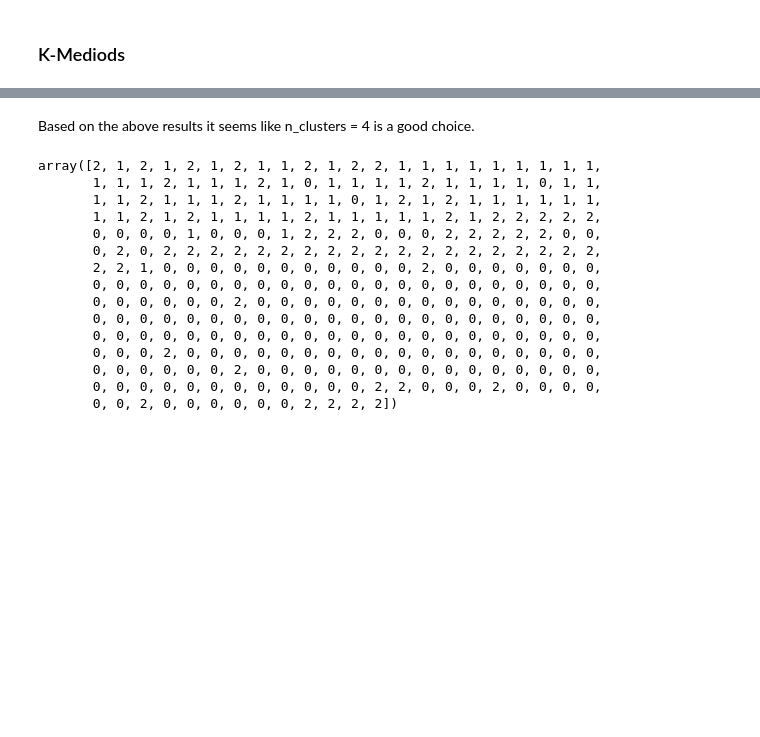
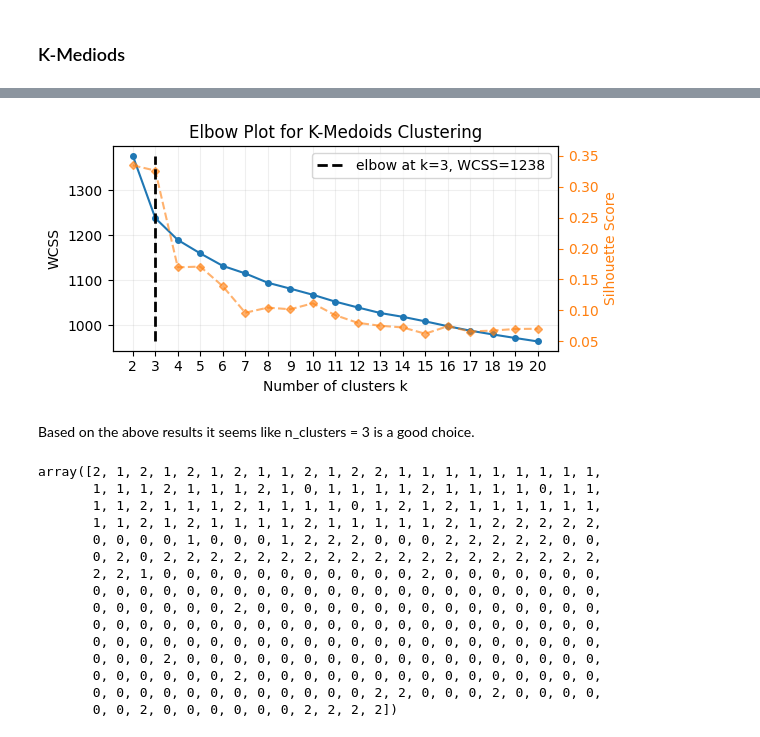
Before and after one commit to CaixiangFan/zkpet, a Jupyter notebook: clustering.ipynb, the cells around one changed output, grey strips where cells are left out. Saved outputs shown, nothing was run; the diff lists cells and outputs as text; code cells hidden in the pictures; blank space fills up the shorter version.

```diff
--- a/clustering.ipynb
+++ b/clustering.ipynb
@@ -233,5 +241,29 @@ plt.show()
+# %%
+fig, ax = plt.subplots(figsize=(6,3))
+
+# Plot WCSS values
+ax.plot(list(clusters), wcss, marker='o', markersize=4)
+ax.set_ylabel('WCSS')
+ax.set_xlabel('Number of clusters k')
+ax.set_title('Elbow Plot for K-Medoids Clustering')
+ax.grid(alpha=0.2)
+
+ax2 = ax.twinx()
+# Plot silhouette scores
+ax2.plot(list(clusters), silhouette_scores, marker='D', markersize=4, ls='--', color='tab:orange', alpha=0.6)
+ax2.vlines(x=[3], ymin=0.05, ymax=0.35, colors='black', ls='--', lw=2, label='elbow at k=3, WCSS={}'.format(int(wcss[1])))
+ax2.set_ylabel('Silhouette Score', color='tab:orange')
+ax2.set_xticks(list(clusters))
+ax2.tick_params(axis='y',colors='tab:orange')
+ax2.legend()
+
+plt.tight_layout()
+plt.show()
+fig.savefig("src/elbow.pdf")
+# %% [output]
+[figure, added]
 # %% [markdown]
-Based on the above results it seems like n_clusters = 4 is a good choice.
+Based on the above results it seems like n_clusters = 3 is a good choice.
 # %%
 kmedoids = KMedoids(n_clusters=3, metric='precomputed', random_state=seed, method='pam')
 kmedoids.fit(dist_matrix)
```
Also changed, not shown: parts of 5 cells of this notebook.
